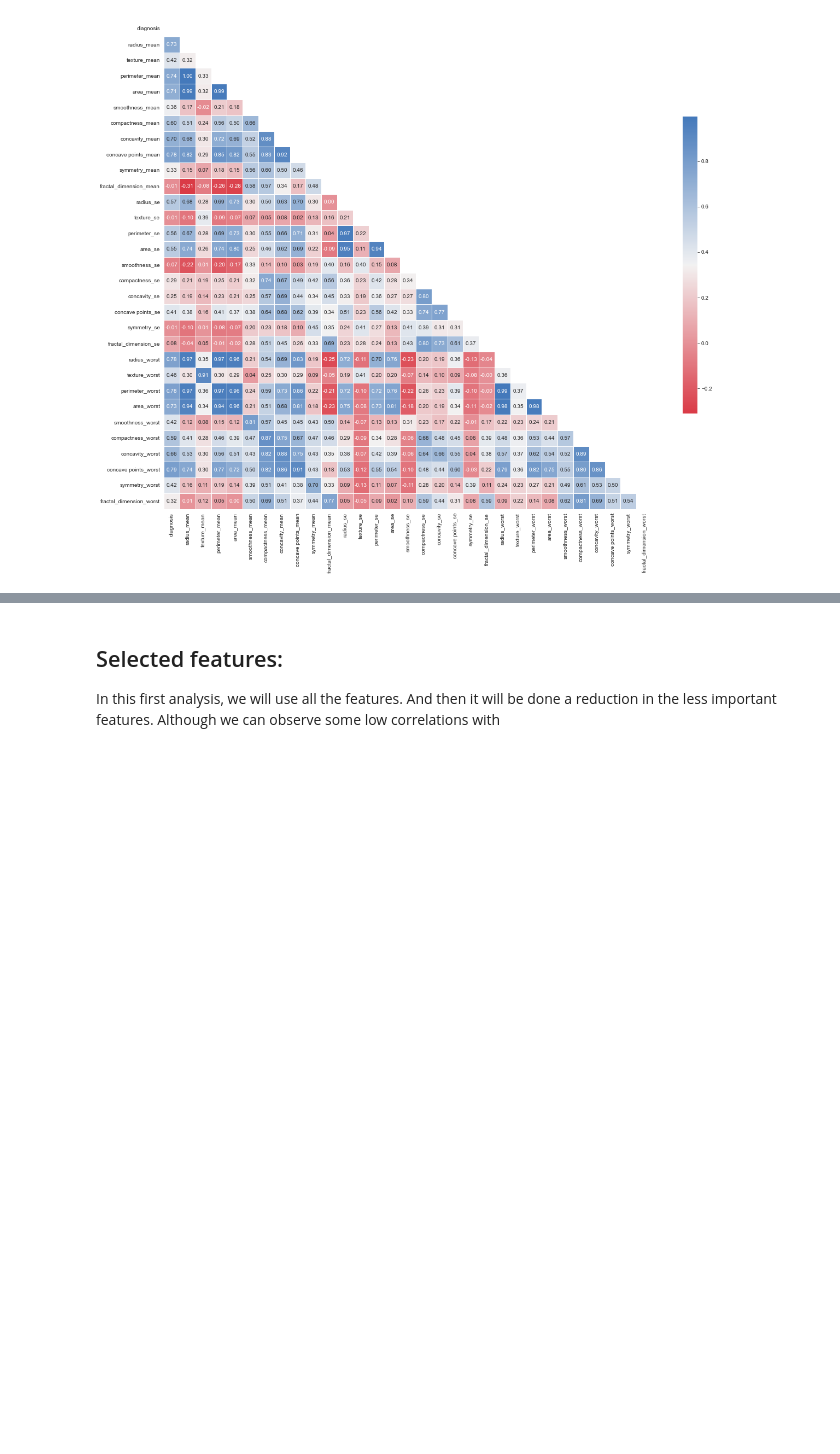
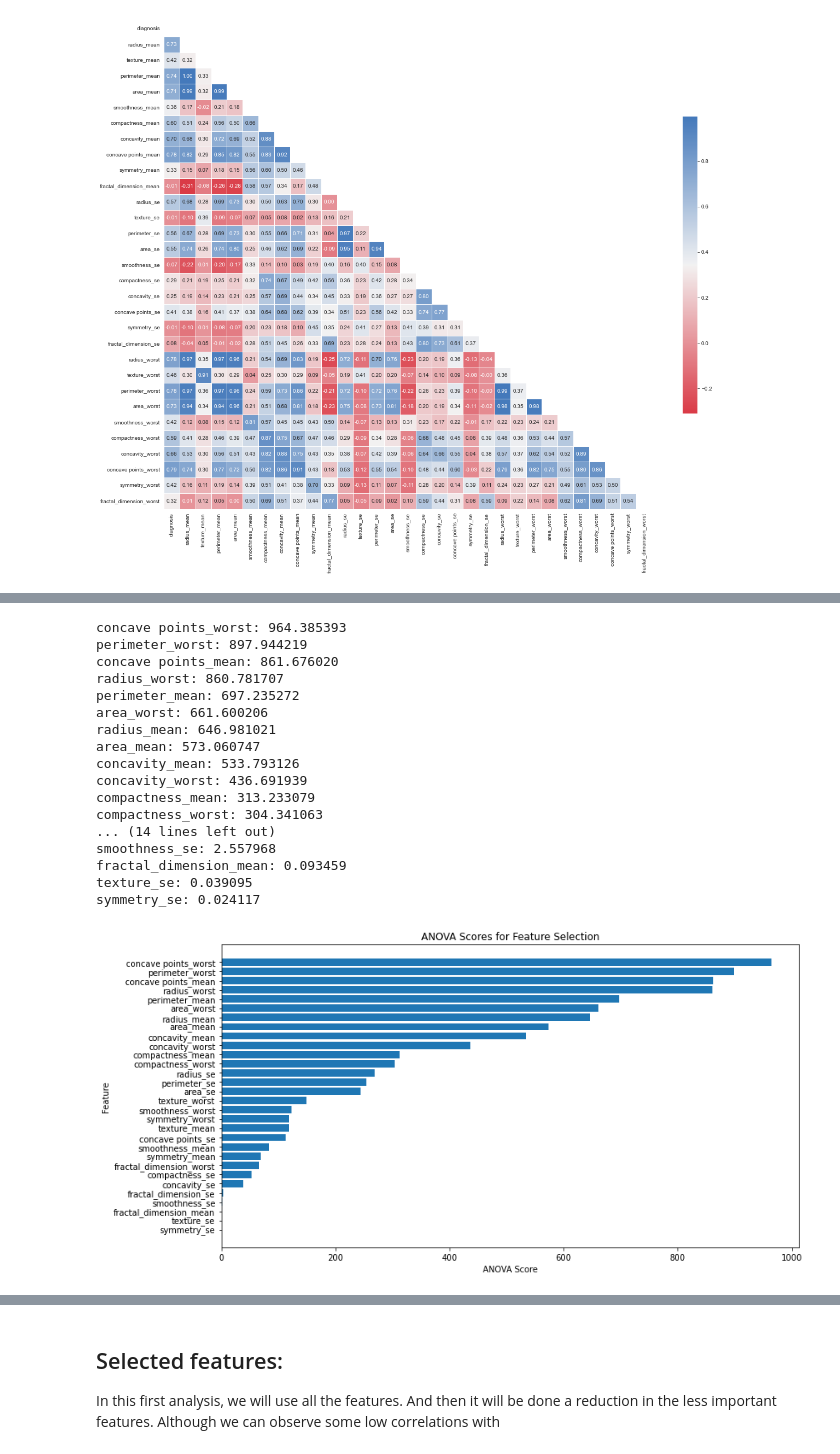
Before and after one commit to JulianDietrich97/BreastCancer, a Jupyter notebook: Analisis.ipynb, the cells around one changed output, grey strips where cells are left out. Drawn from its saved outputs; the diff is of its cells as text; code cells hidden in the pictures; blank space fills up the shorter version.

Commit message:
Feature selection

```diff
--- a/Analisis.ipynb
+++ b/Analisis.ipynb
@@ -277,0 +106,53 @@ Taking into account the previous analysis, all features will be used to train th
+# %%
+# configure to select all features
+fs = SelectKBest(score_func=f_classif, k='all')
+
+# learn relationship from training data
+fs.fit(X, Y)
+
+# transform train input data
+X_fs = fs.transform(X)
+# %%
+from matplotlib import pyplot
+
+feature_names = X.columns
+
+# Zip the feature names and scores together, then sort them based on scores in descending order
+sorted_features = sorted(zip(fs.scores_, feature_names), reverse=True)
+
+# Print the sorted scores and names of the features
+for score, name in sorted_features:
+    print('%s: %f' % (name, score))
+
+# Unpack the sorted scores and names of the features in reverse order (from highest to lowest)
+sorted_scores, sorted_names = zip(*reversed(sorted_features))
+
+# Figure Size
+pyplot.figure(figsize=(12, 6))
+
+# Plot the sorted scores with wider bars and rotated feature names
+pyplot.barh(sorted_names, sorted_scores)
+pyplot.xlabel('ANOVA Score')
+pyplot.ylabel('Feature')
+pyplot.title('ANOVA Scores for Feature Selection')
+pyplot.tight_layout()  # To avoid overlapping labels
+pyplot.show()
+# %% [output]
+concave points_worst: 964.385393
+perimeter_worst: 897.944219
+concave points_mean: 861.676020
+radius_worst: 860.781707
+perimeter_mean: 697.235272
+area_worst: 661.600206
+radius_mean: 646.981021
+area_mean: 573.060747
+concavity_mean: 533.793126
+concavity_worst: 436.691939
+compactness_mean: 313.233079
+compactness_worst: 304.341063
+... (14 lines left out)
+smoothness_se: 2.557968
+fractal_dimension_mean: 0.093459
+texture_se: 0.039095
+symmetry_se: 0.024117
+[figure, added]
```
Also changed, not shown: parts of 39 cells of this notebook.
